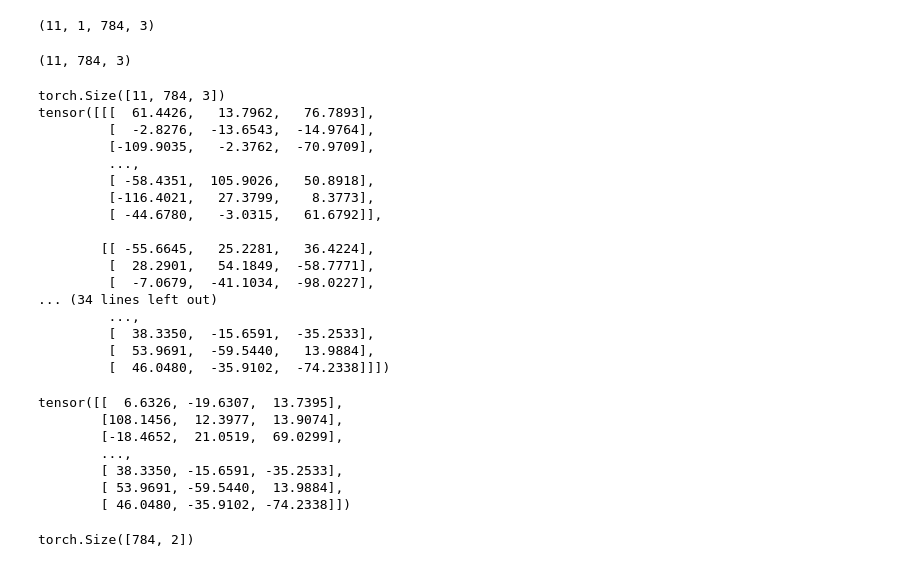
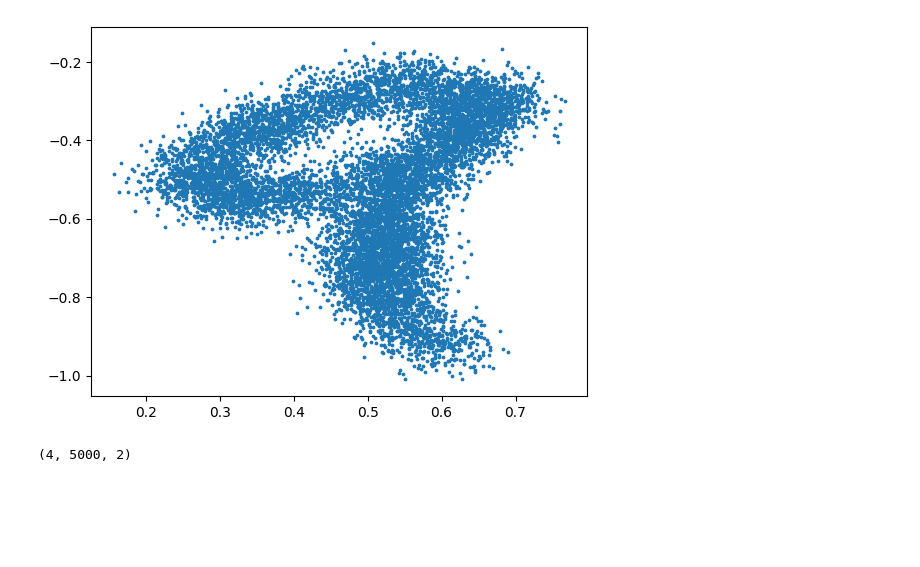
Before and after one commit to saadelhfr/Project_tiny_diffusion, a Jupyter notebook: test.ipynb, the cells around one changed output. Saved outputs shown, nothing was run; the diff lists cells and outputs as text; code cells hidden in the pictures; blank space fills up the shorter version.

```diff
--- a/test.ipynb
+++ b/test.ipynb
@@ -1,70 +1,24 @@
 # %%
 # read the .npy file
 
 
 import numpy as np
 import os
+import matplotlib.pyplot as plt
+import torch
+from utils.datasets import  get_dataset
 
 
-file = 'frames.npy'
+points = get_dataset("mnist" , n = 10000 , digit = 9)
+plt.scatter(points[:,0], points[:,1], s = 3)
+plt.show()
+file = 'framesconbined.npy'
+
 
 frames = np.load(file)
 
 
 print(frames.shape)
 # %% [output]
+[figure, added]
-(11, 1, 784, 3)
+(4, 5000, 2)
-# %%
-j# squeeze the frames
-
-frames = np.squeeze(frames)
-
-print(frames.shape)
-# %% [output]
-(11, 784, 3)
-# %%
-#apply sigmoid function to the frames
-import torch
-
-frames = torch.tensor(frames)
-
-
-print(frames.shape)
-print(frames)
-# %% [output]
-torch.Size([11, 784, 3])
-tensor([[[  61.4426,   13.7962,   76.7893],
-         [  -2.8276,  -13.6543,  -14.9764],
-         [-109.9035,   -2.3762,  -70.9709],
-         ...,
-         [ -58.4351,  105.9026,   50.8918],
-         [-116.4021,   27.3799,    8.3773],
-         [ -44.6780,   -3.0315,   61.6792]],
-
-        [[ -55.6645,   25.2281,   36.4224],
-         [  28.2901,   54.1849,  -58.7771],
-         [  -7.0679,  -41.1034,  -98.0227],
-... (34 lines left out)
-         ...,
-         [  38.3350,  -15.6591,  -35.2533],
-         [  53.9691,  -59.5440,   13.9884],
-         [  46.0480,  -35.9102,  -74.2338]]])
-# %%
-#get the first frame
-
-frame = frames[-1]
-
-print(frame)
-# %% [output]
-tensor([[  6.6326, -19.6307,  13.7395],
-        [108.1456,  12.3977,  13.9074],
-        [-18.4652,  21.0519,  69.0299],
-        ...,
-        [ 38.3350, -15.6591, -35.2533],
-        [ 53.9691, -59.5440,  13.9884],
-        [ 46.0480, -35.9102, -74.2338]])
-# %%
-frames_to_plot = frame[:,:2 ]
-print(frames_to_plot.shape)
-# %% [output]
-torch.Size([784, 2])
```
Also changed, not shown: parts of 15 cells of this notebook, 31 other files.
